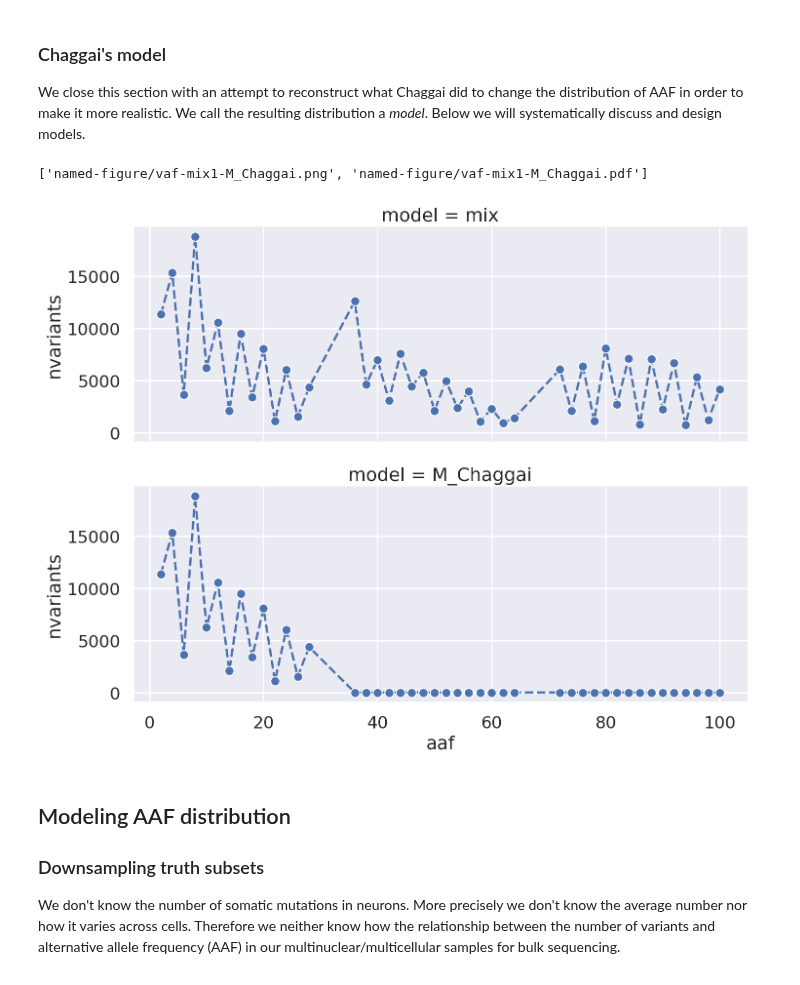
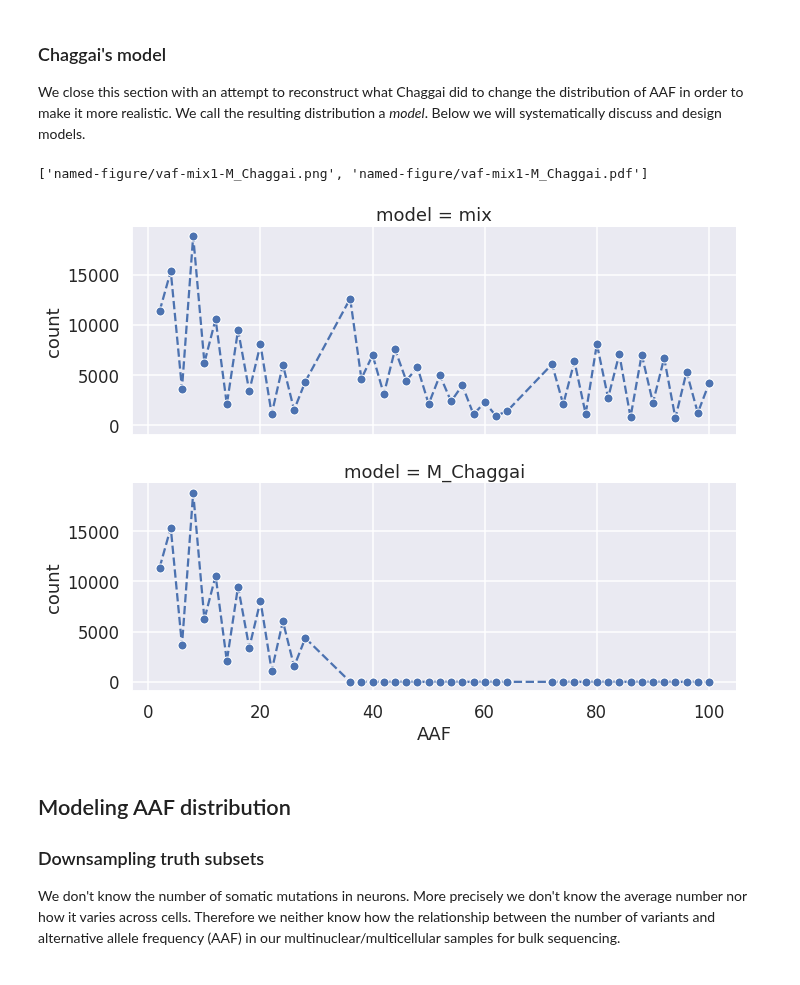
Before and after one commit to attilagk/BSM-research, a Jupyter notebook: notebook/2019-04-04-truth-sets-aaf/2019-04-04-truth-sets-aaf.ipynb, the cells around one changed output. Cells and saved outputs as stored; diff of their text form; code cells hidden in the pictures.

```diff
--- a/notebook/2019-04-04-truth-sets-aaf/2019-04-04-truth-sets-aaf.ipynb
+++ b/notebook/2019-04-04-truth-sets-aaf/2019-04-04-truth-sets-aaf.ipynb
@@ -95,19 +93,19 @@ We close this section with an attempt to reconstruct what Chaggai did to change
 # %%
 x = nvariants.loc[(nvariants['region'] == 'chr22') & (nvariants['sample'] == 'mix1') & (nvariants['vartype'] == 'snp'), :]
 y = x.copy()
-y.loc[y['aaf'] > 28, 'nvariants'] = 0
+y.loc[y['AAF'] > 28, 'count'] = 0
 x.insert(0, 'model', 'mix')
 y.insert(0, 'model', 'M_Chaggai')
 modeled_nvar_chaggai = pd.concat([x, y])
 # %%
 fg = sns.FacetGrid(data=modeled_nvar_chaggai, row='model', sharey=True, aspect=2.5, height=4)
-fg = fg.map(plt.plot, 'aaf', 'nvariants', marker='o', markeredgecolor='white', linestyle='dashed')
+fg = fg.map(plt.plot, 'AAF', 'count', marker='o', markeredgecolor='white', linestyle='dashed')
 fg.add_legend()
 
 attila_utils.savefig(fg, 'vaf-mix1-M_Chaggai')
 # %% [output]
 ['named-figure/vaf-mix1-M_Chaggai.png', 'named-figure/vaf-mix1-M_Chaggai.pdf']
-[figure, old version]
+[figure, new version]
 # %% [markdown]
 ## Modeling AAF distribution
 
```
Also changed, not shown: parts of 14 cells of this notebook, 1 other file.
